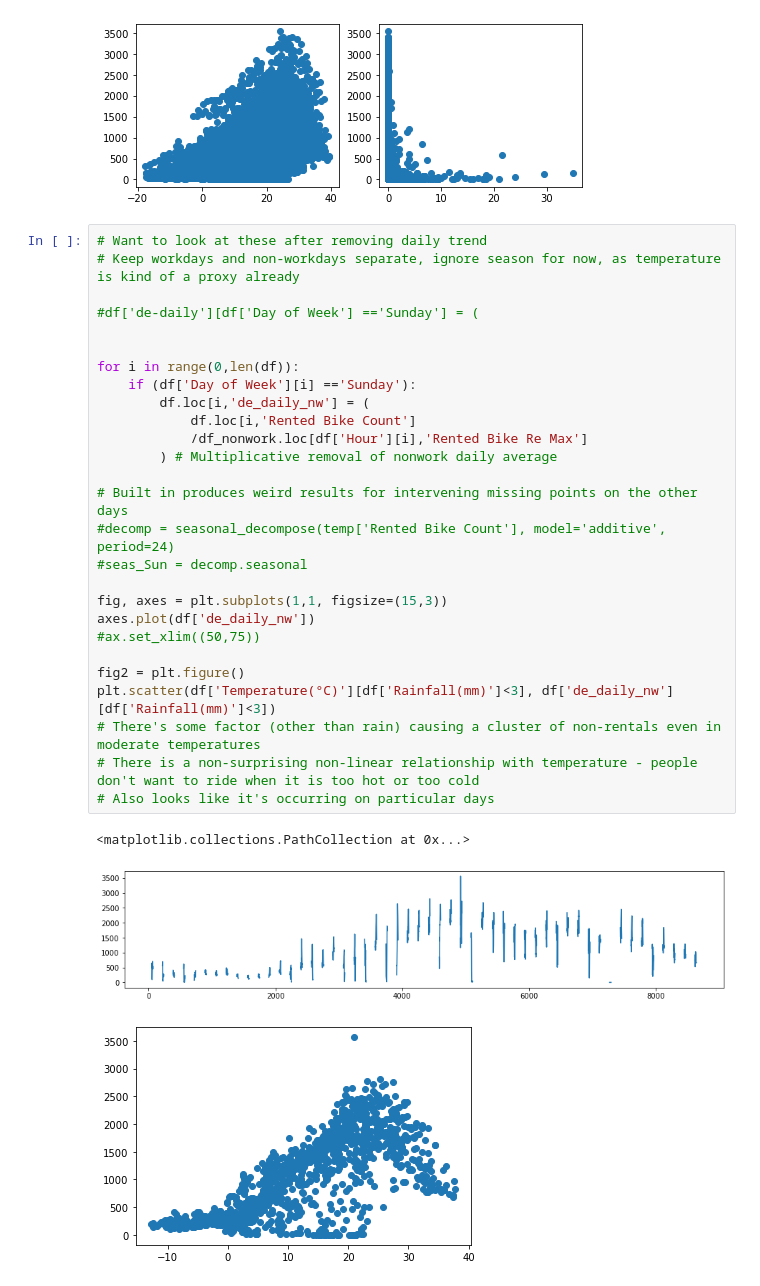
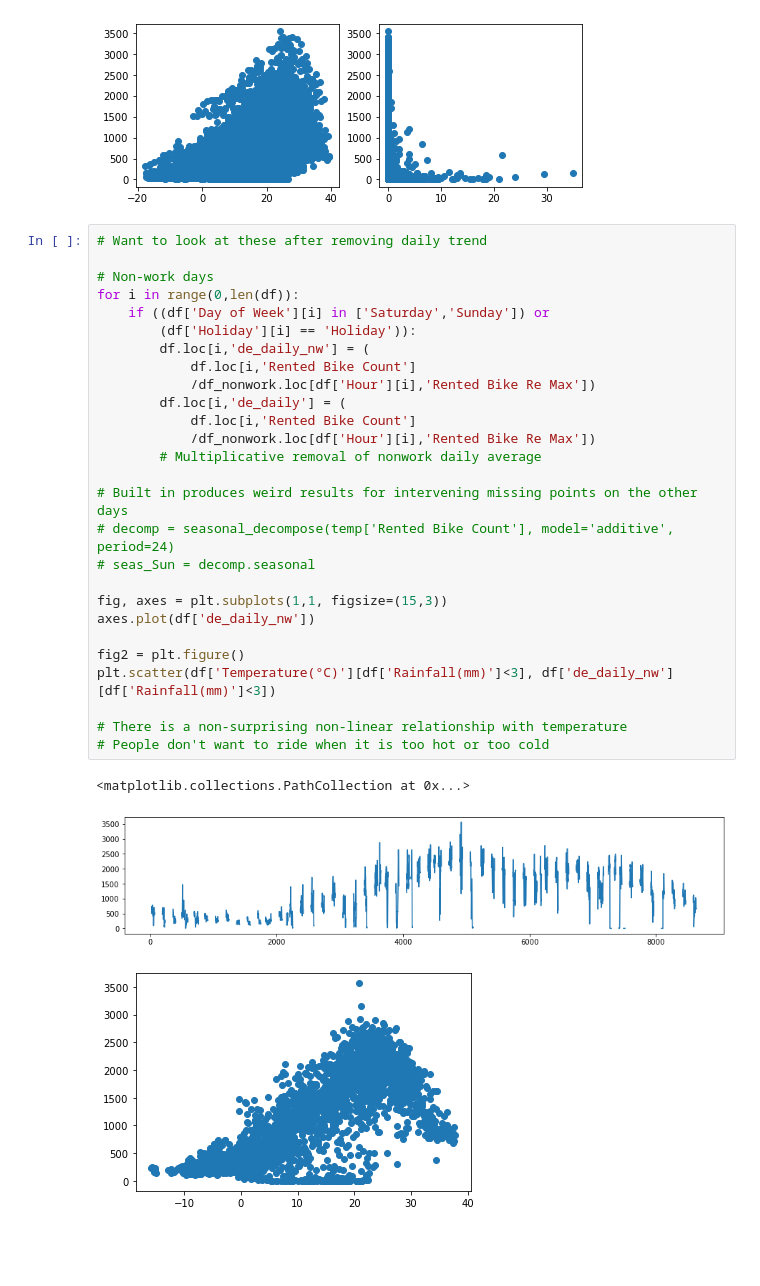
Before and after one commit to xpliu16/Bike_share, a Jupyter notebook: Bike_share.ipynb, the cells around one changed output. Saved outputs shown, nothing was run; the diff lists cells and outputs as text; blank space fills up the shorter version.

```diff
--- a/Bike_share.ipynb
+++ b/Bike_share.ipynb
@@ -230,32 +227,32 @@ axes[1].scatter(df['Rainfall(mm)'], df['Rented Bike Count'])
 [figure]
 # %%
 # Want to look at these after removing daily trend
-# Keep workdays and non-workdays separate, ignore season for now, as temperature is kind of a proxy already
 
-#df['de-daily'][df['Day of Week'] =='Sunday'] = (
-
-
+# Non-work days
 for i in range(0,len(df)):
-    if (df['Day of Week'][i] =='Sunday'):
+    if ((df['Day of Week'][i] in ['Saturday','Sunday']) or
+        (df['Holiday'][i] == 'Holiday')):
         df.loc[i,'de_daily_nw'] = (
             df.loc[i,'Rented Bike Count']
-            /df_nonwork.loc[df['Hour'][i],'Rented Bike Re Max']
-        ) # Multiplicative removal of nonwork daily average
+            /df_nonwork.loc[df['Hour'][i],'Rented Bike Re Max'])
+        df.loc[i,'de_daily'] = (
+            df.loc[i,'Rented Bike Count']
+            /df_nonwork.loc[df['Hour'][i],'Rented Bike Re Max'])
+        # Multiplicative removal of nonwork daily average
 
 # Built in produces weird results for intervening missing points on the other days
-#decomp = seasonal_decompose(temp['Rented Bike Count'], model='additive', period=24)
-#seas_Sun = decomp.seasonal
+# decomp = seasonal_decompose(temp['Rented Bike Count'], model='additive', period=24)
+# seas_Sun = decomp.seasonal
 
 fig, axes = plt.subplots(1,1, figsize=(15,3))
 axes.plot(df['de_daily_nw'])
-#ax.set_xlim((50,75))
 
 fig2 = plt.figure()
 plt.scatter(df['Temperature(°C)'][df['Rainfall(mm)']<3], df['de_daily_nw'][df['Rainfall(mm)']<3])
-# There's some factor (other than rain) causing a cluster of non-rentals even in moderate temperatures
-# There is a non-surprising non-linear relationship with temperature - people don't want to ride when it is too hot or too cold
-# Also looks like it's occurring on particular days
+
+# There is a non-surprising non-linear relationship with temperature
+# People don't want to ride when it is too hot or too cold
 # %% [output]
 <matplotlib.collections.PathCollection at 0x...>
-[figure, old version]
+[figure, new version]
-[figure, old version]
+[figure, new version]
```
Also changed, not shown: parts of 33 cells of this notebook.
